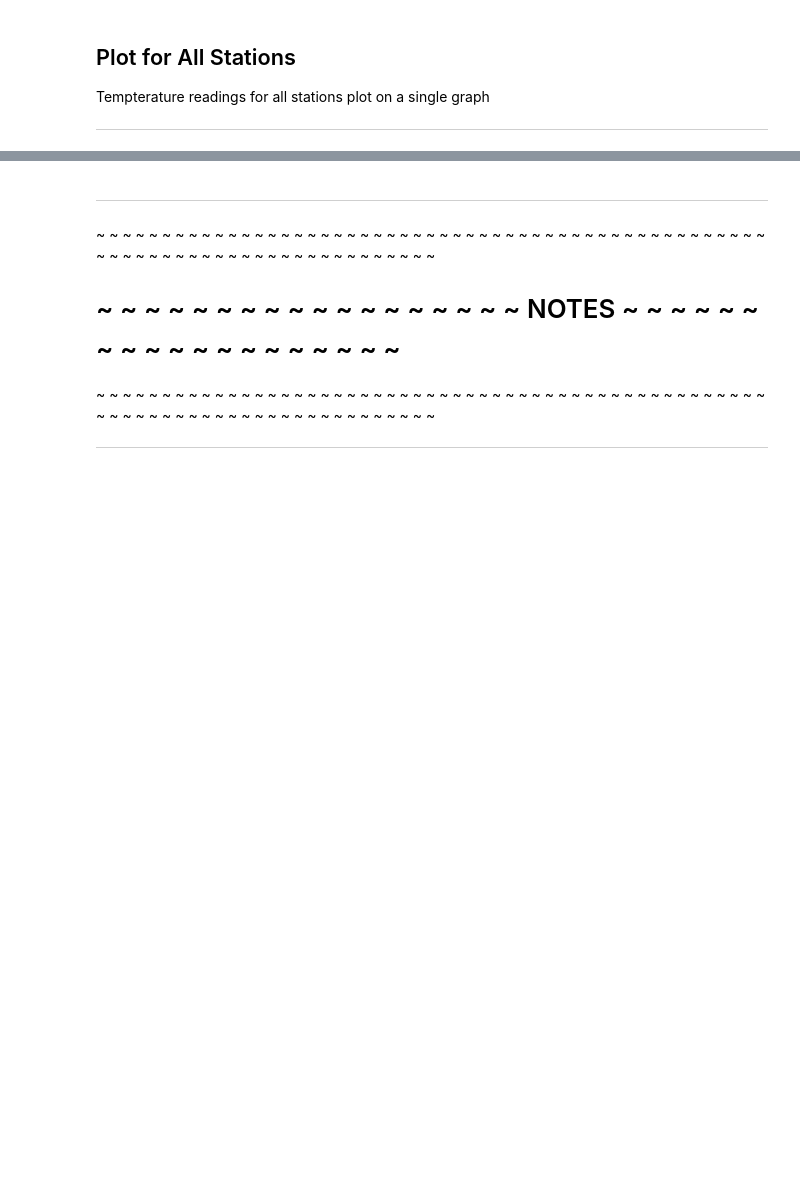
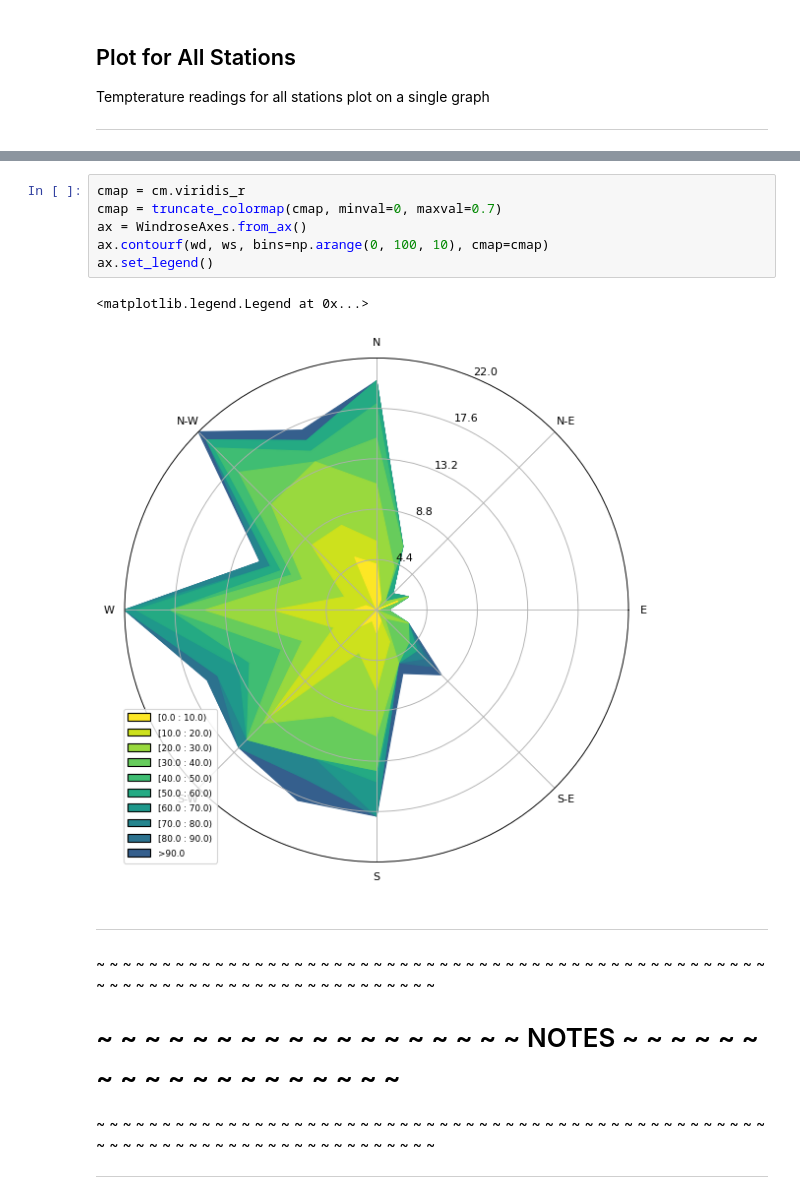
Before and after one commit to lck3nny/AuroraBC, a Jupyter notebook: Scraper/Scraper.ipynb, the cells around one changed output, grey strips where cells are left out. Cells and saved outputs as stored; diff of their text form; blank space fills up the shorter version.

```diff
--- a/Scraper/Scraper.ipynb
+++ b/Scraper/Scraper.ipynb
@@ -442,3 +433,12 @@ ax.set_legend()
+# %%
+cmap = cm.viridis_r
+cmap = truncate_colormap(cmap, minval=0, maxval=0.7)
+ax = WindroseAxes.from_ax()
+ax.contourf(wd, ws, bins=np.arange(0, 100, 10), cmap=cmap)
+ax.set_legend()
+# %% [output]
+<matplotlib.legend.Legend at 0x...>
+[figure, added]
 # %% [markdown]
 - - - - - - - - - - - - - - - - - - - - - - - - - - - - - - - -
 ~ ~ ~ ~ ~ ~ ~ ~ ~ ~ ~ ~ ~ ~ ~ ~ ~ ~ ~ ~ ~ ~ ~ ~ ~ ~ ~ ~ ~ ~ ~ ~ ~ ~ ~ ~ ~ ~ ~ ~ ~ ~ ~ ~ ~ ~ ~ ~ ~ ~ ~ ~ ~ ~ ~ ~ ~ ~ ~ ~ ~ ~ ~ ~ ~ ~ ~ ~ ~ ~ ~ ~ ~ ~ ~ ~ ~
```
Also changed, not shown: parts of 13 cells of this notebook.
